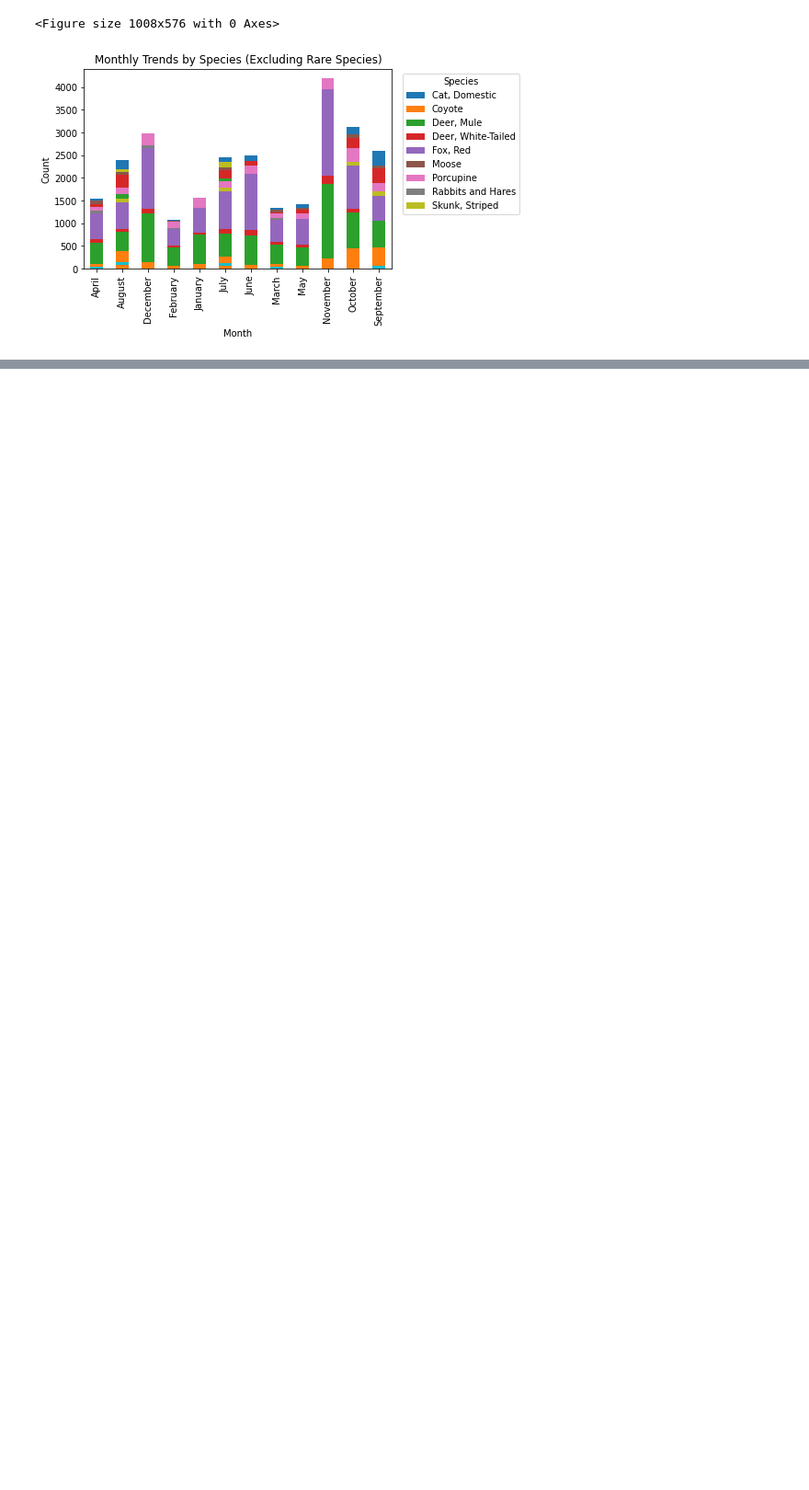
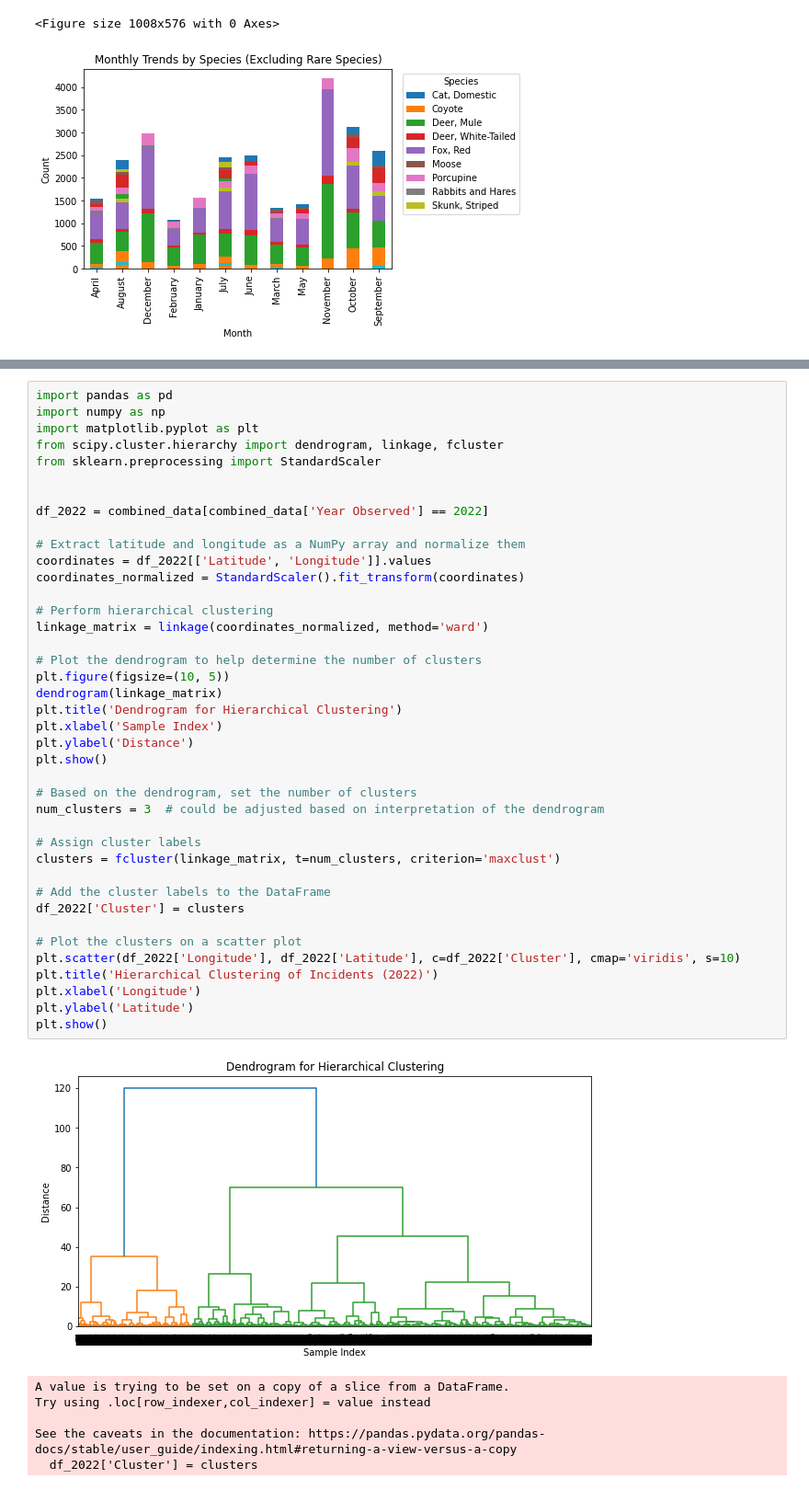
Before and after one commit to arnavhasija/wildlife-road-safety, a Jupyter notebook: wildlife-road-safety-data-analysis.ipynb, the cells around one changed output, grey strips where cells are left out. Shown: that part at 92% size. Saved outputs shown, nothing was run; the diff lists cells and outputs as text; blank space fills up the shorter version.

```diff
--- a/wildlife-road-safety-data-analysis.ipynb
+++ b/wildlife-road-safety-data-analysis.ipynb
@@ -143,0 +191,47 @@ plt.show()
+# %%
+import pandas as pd
+import numpy as np
+import matplotlib.pyplot as plt
+from scipy.cluster.hierarchy import dendrogram, linkage, fcluster
+from sklearn.preprocessing import StandardScaler
+
+
+df_2022 = combined_data[combined_data['Year Observed'] == 2022]
+
+# Extract latitude and longitude as a NumPy array and normalize them
+coordinates = df_2022[['Latitude', 'Longitude']].values
+coordinates_normalized = StandardScaler().fit_transform(coordinates)
+
+# Perform hierarchical clustering
+linkage_matrix = linkage(coordinates_normalized, method='ward')
+
+# Plot the dendrogram to help determine the number of clusters
+plt.figure(figsize=(10, 5))
+dendrogram(linkage_matrix)
+plt.title('Dendrogram for Hierarchical Clustering')
+plt.xlabel('Sample Index')
+plt.ylabel('Distance')
+plt.show()
+
+# Based on the dendrogram, set the number of clusters
+num_clusters = 3  # could be adjusted based on interpretation of the dendrogram
+
+# Assign cluster labels
+clusters = fcluster(linkage_matrix, t=num_clusters, criterion='maxclust')
+
+# Add the cluster labels to the DataFrame
+df_2022['Cluster'] = clusters
+
+# Plot the clusters on a scatter plot
+plt.scatter(df_2022['Longitude'], df_2022['Latitude'], c=df_2022['Cluster'], cmap='viridis', s=10)
+plt.title('Hierarchical Clustering of Incidents (2022)')
+plt.xlabel('Longitude')
+plt.ylabel('Latitude')
+plt.show()
+# %% [output]
+[figure, added]
+A value is trying to be set on a copy of a slice from a DataFrame.
+Try using .loc[row_indexer,col_indexer] = value instead
+
+See the caveats in the documentation: https://pandas.pydata.org/pandas-docs/stable/user_guide/indexing.html#returning-a-view-versus-a-copy
+  df_2022['Cluster'] = clusters
```
Also changed, not shown: parts of 9 cells of this notebook.
